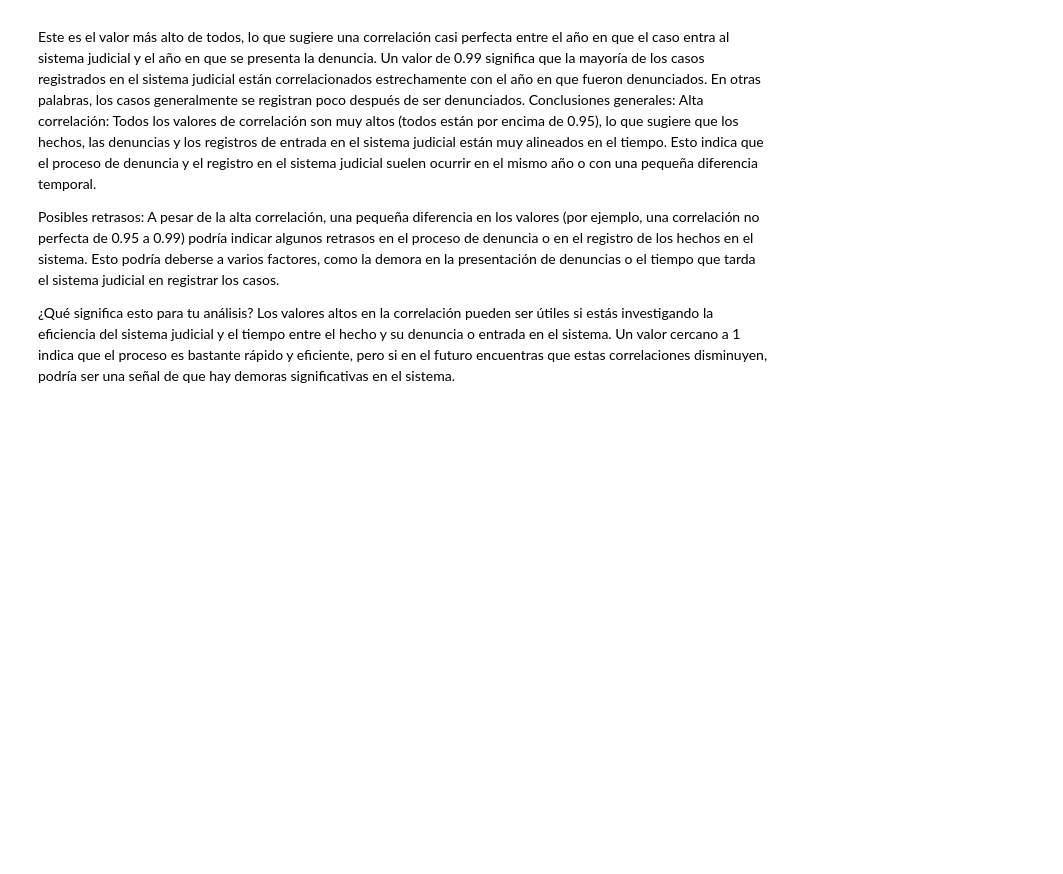
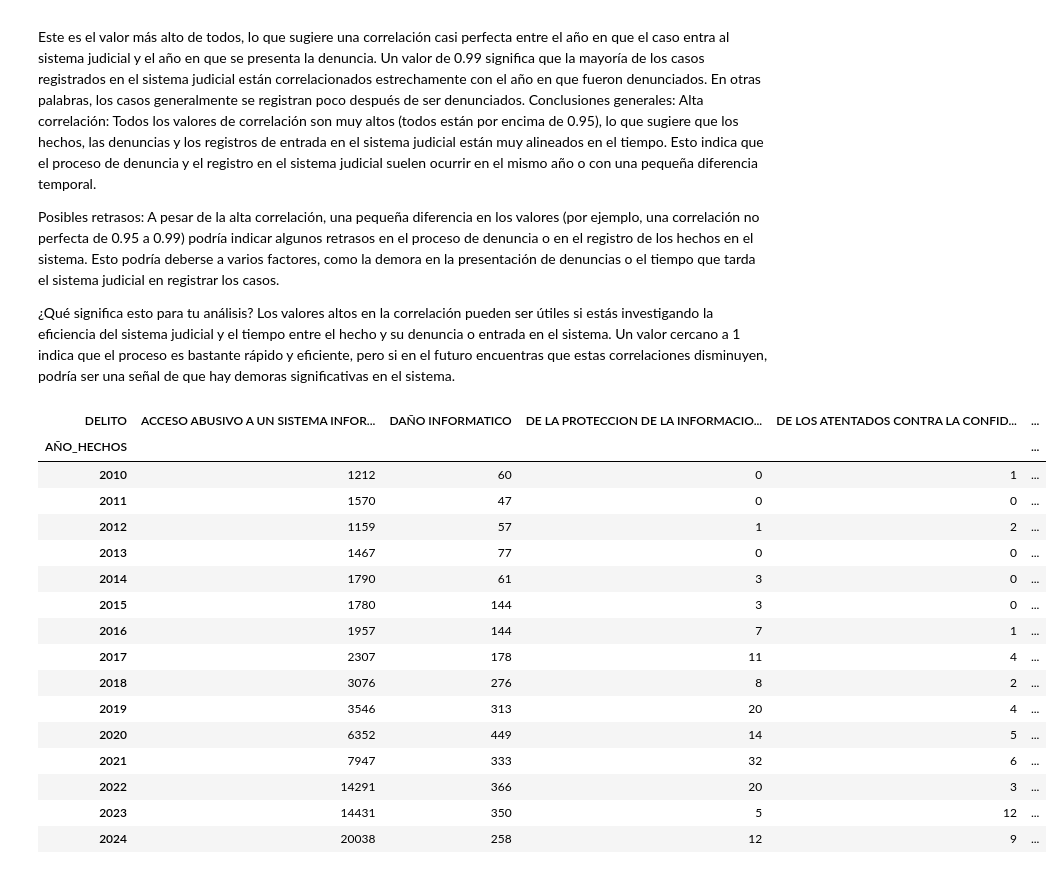
Before and after one commit to marcebm19/BOOTCAMP-1, a Jupyter notebook: Cibercriminalidad_en_Colombia.ipynb, the cells around one changed output. Saved outputs shown, nothing was run; the diff lists cells and outputs as text; code cells hidden in the pictures; blank space fills up the shorter version.

```diff
--- a/Cibercriminalidad_en_Colombia.ipynb
+++ b/Cibercriminalidad_en_Colombia.ipynb
@@ -1233,3 +1233,37 @@ Posibles retrasos: A pesar de la alta correlación, una pequeña diferencia en l
 
 ¿Qué significa esto para tu análisis?
 Los valores altos en la correlación pueden ser útiles si estás investigando la eficiencia del sistema judicial y el tiempo entre el hecho y su denuncia o entrada en el sistema. Un valor cercano a 1 indica que el proceso es bastante rápido y eficiente, pero si en el futuro encuentras que estas correlaciones disminuyen, podría ser una señal de que hay demoras significativas en el sistema.
+# %%
+# Crear tabla pivote
+
+# Filtrar los datos entre 2010 y 2024
+df_filtered = df_delito4[(df_delito4["AÑO_HECHOS"] >= 2010) & (df_delito4["AÑO_HECHOS"] <= 2024)]
+
+delito_pivot = df_filtered.pivot_table(
+    index="AÑO_HECHOS",       # Cada fila será un año
+    columns="DELITO",         # Cada delito será una columna
+    values="TOTAL_PROCESOS",  # Usa el total de procesos para cada delito
+    aggfunc="sum",            # Sumar los valores de delitos por año
+    fill_value=0              # Si no hay datos, poner 0
+)
+
+# Mostrar la tabla pivote
+delito_pivot
+# %% [output]
+| DELITO | ACCESO ABUSIVO A UN SISTEMA INFOR... | DAÑO INFORMATICO | DE LA PROTECCION DE LA INFORMACIO... | DE LOS ATENTADOS CONTRA LA CONFID... | ... |
+| AÑO_HECHOS |  |  |  |  | ... |
+| 2010 | 1212 | 60 | 0 | 1 | ... |
+| 2011 | 1570 | 47 | 0 | 0 | ... |
+| 2012 | 1159 | 57 | 1 | 2 | ... |
+| 2013 | 1467 | 77 | 0 | 0 | ... |
+| 2014 | 1790 | 61 | 3 | 0 | ... |
+| 2015 | 1780 | 144 | 3 | 0 | ... |
+| 2016 | 1957 | 144 | 7 | 1 | ... |
+| 2017 | 2307 | 178 | 11 | 4 | ... |
+| 2018 | 3076 | 276 | 8 | 2 | ... |
+| 2019 | 3546 | 313 | 20 | 4 | ... |
+| 2020 | 6352 | 449 | 14 | 5 | ... |
+| 2021 | 7947 | 333 | 32 | 6 | ... |
+| 2022 | 14291 | 366 | 20 | 3 | ... |
+| 2023 | 14431 | 350 | 5 | 12 | ... |
+| 2024 | 20038 | 258 | 12 | 9 | ... |
```
Also changed, not shown: parts of 6 cells of this notebook.
